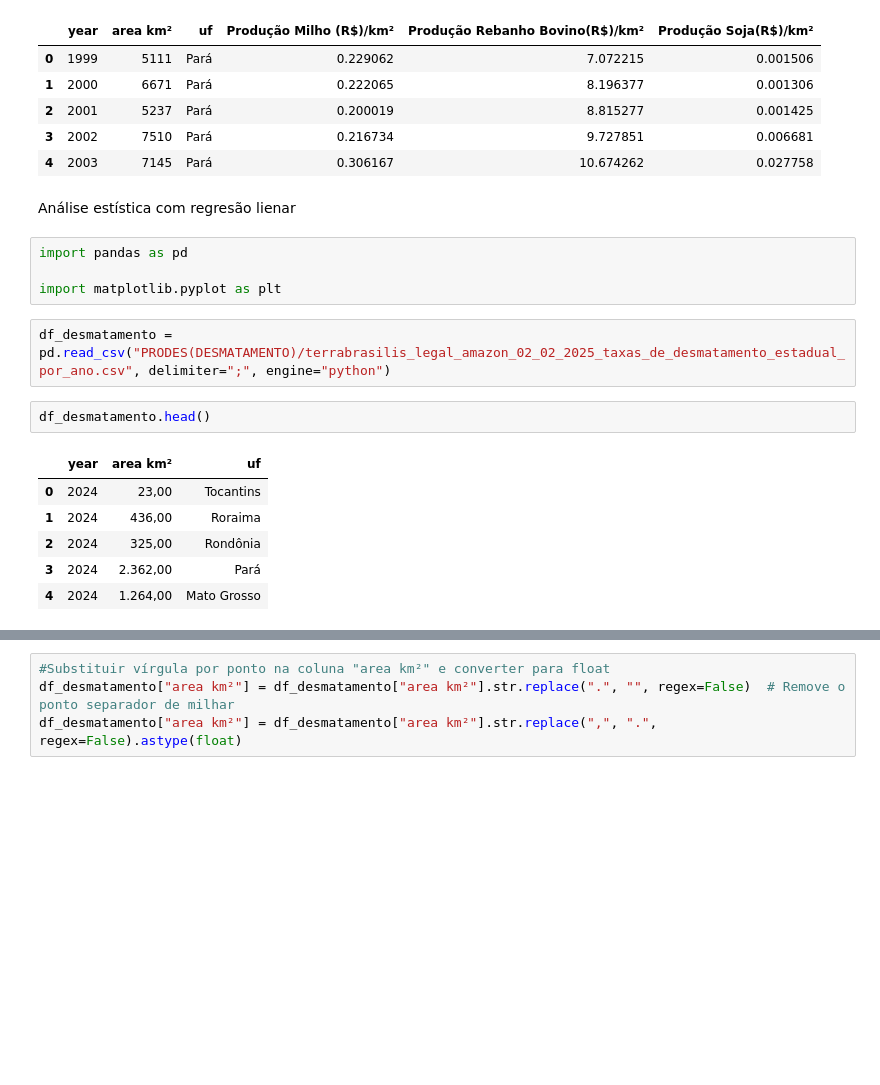
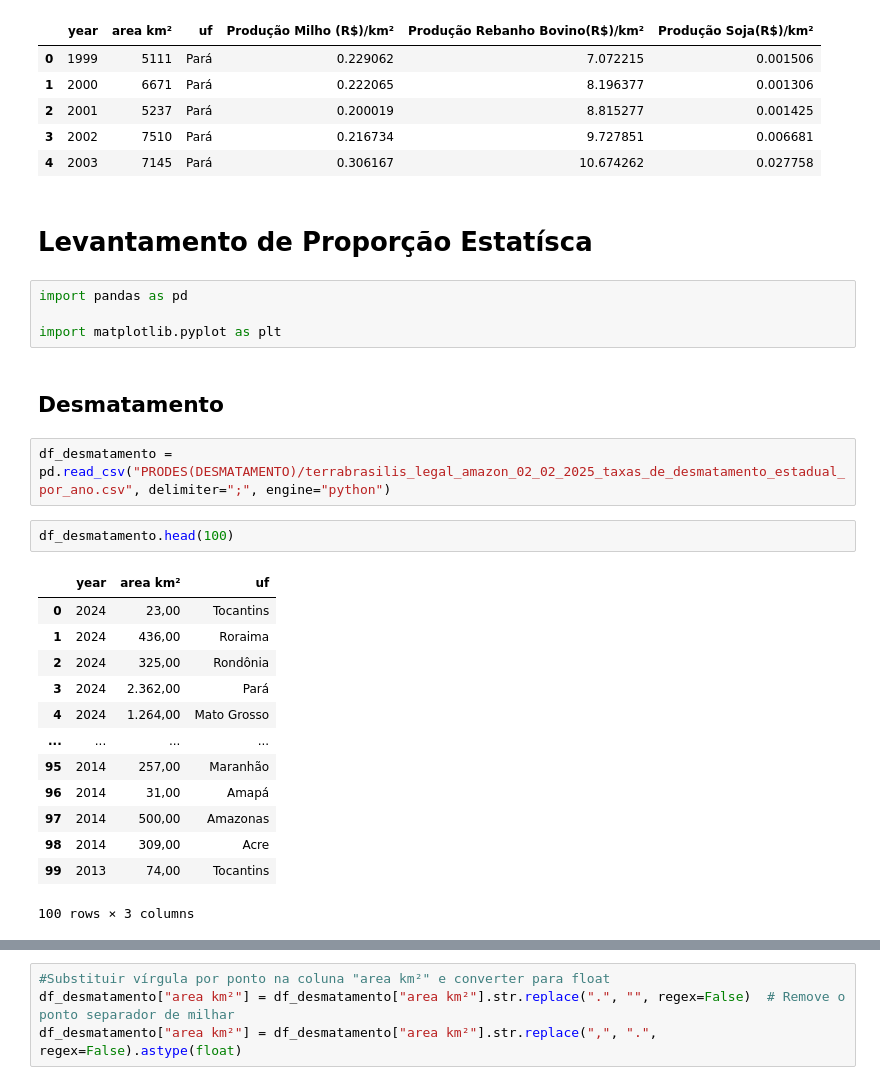
Before and after one commit to LABSensing/LabSesing-case-study, a Jupyter notebook: Impacto Econômico do Milho, Soja e Pecuária no Desmatamento no Pará/index.ipynb, the cells around one changed output, grey strips where cells are left out. Drawn from its saved outputs; the diff is of its cells as text; blank space fills up the shorter version.

```diff
--- a/Impacto Econômico do Milho, Soja e Pecuária no Desmatamento no Pará/index.ipynb
+++ b/Impacto Econômico do Milho, Soja e Pecuária no Desmatamento no Pará/index.ipynb
@@ -688,21 +688,30 @@ df_producao_gado_milho_soja_rs_para_km.head()
 | 2 | 2001 | 5237 | Pará | 0.200019 | 8.815277 | 0.001425 |
 | 3 | 2002 | 7510 | Pará | 0.216734 | 9.727851 | 0.006681 |
 | 4 | 2003 | 7145 | Pará | 0.306167 | 10.674262 | 0.027758 |
-# %% [markdown]
-Análise estística com regresão lienar
+# %% [markdown]
+# Levantamento de Proporção Estatísca
 # %%
 import pandas as pd
 
 import matplotlib.pyplot as plt
+# %% [markdown]
+## Desmatamento
 # %%
 df_desmatamento = pd.read_csv("PRODES(DESMATAMENTO)/terrabrasilis_legal_amazon_02_02_2025_taxas_de_desmatamento_estadual_por_ano.csv", delimiter=";", engine="python")
 # %%
-df_desmatamento.head()
+df_desmatamento.head(100)
 # %% [output]
 |  | year | area km² | uf |
 | 0 | 2024 | 23,00 | Tocantins |
 | 1 | 2024 | 436,00 | Roraima |
 | 2 | 2024 | 325,00 | Rondônia |
 | 3 | 2024 | 2.362,00 | Pará |
 | 4 | 2024 | 1.264,00 | Mato Grosso |
+| ... | ... | ... | ... |
+| 95 | 2014 | 257,00 | Maranhão |
+| 96 | 2014 | 31,00 | Amapá |
+| 97 | 2014 | 500,00 | Amazonas |
+| 98 | 2014 | 309,00 | Acre |
+| 99 | 2013 | 74,00 | Tocantins |
+100 rows × 3 columns
 # %%
```
Also changed, not shown: parts of 35 cells of this notebook, 1 other file.
